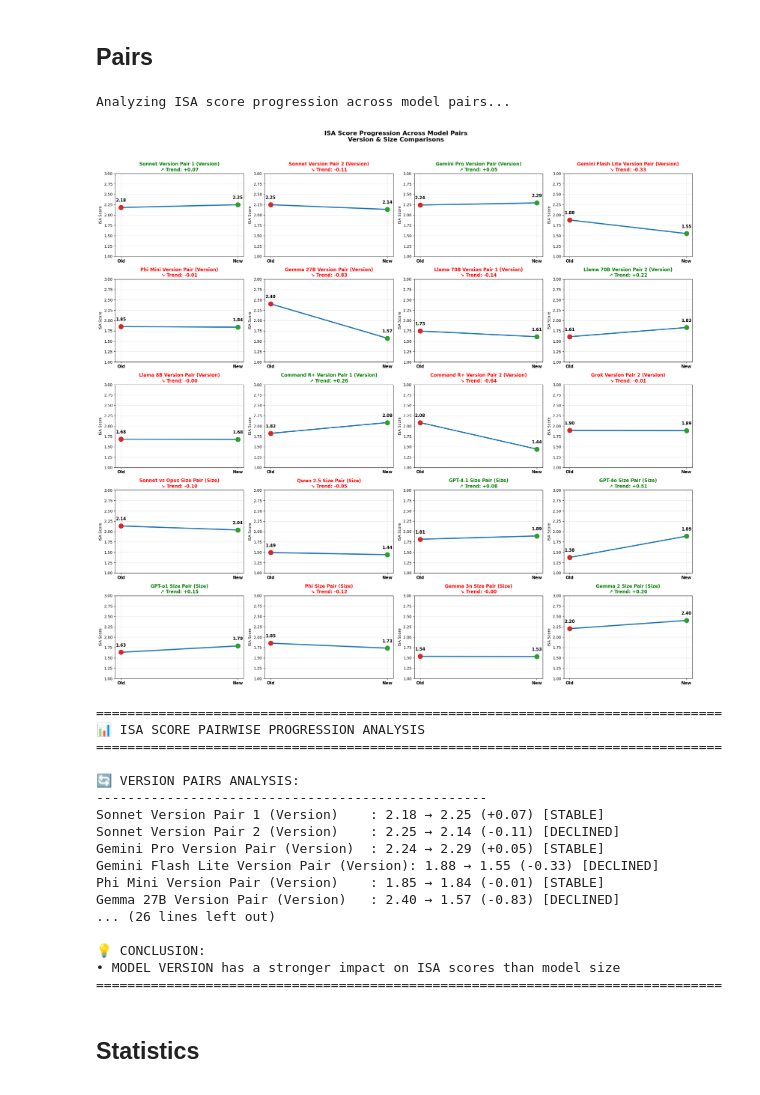
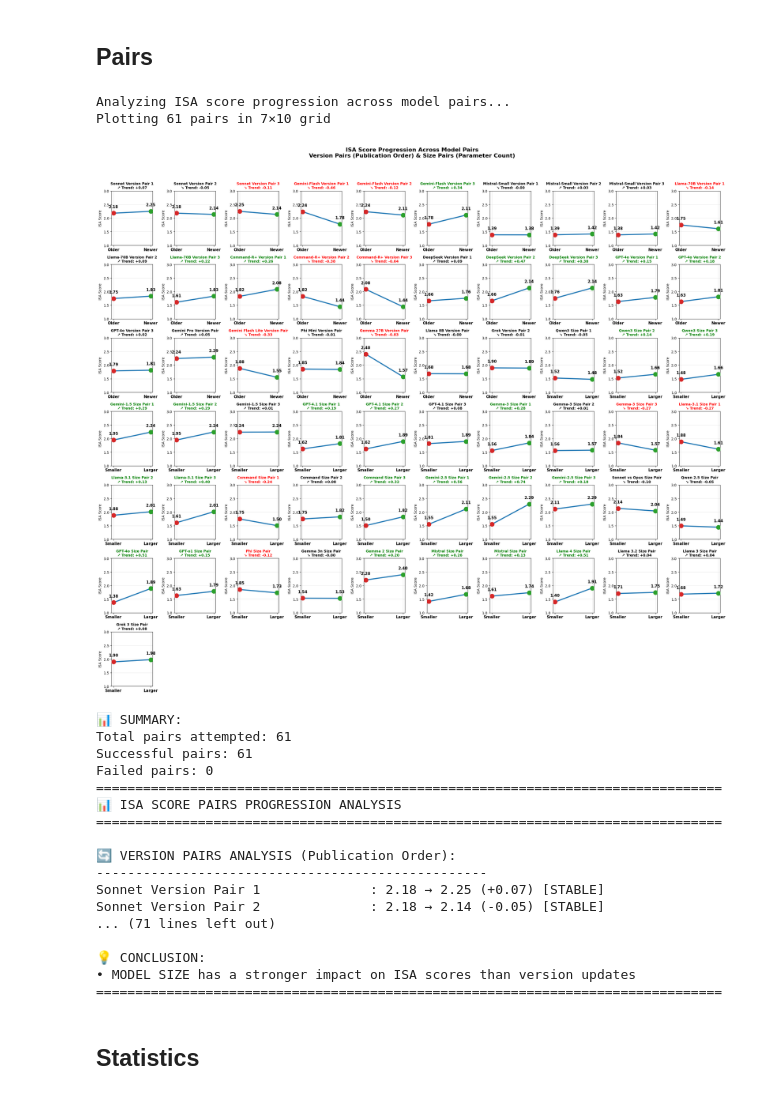
Before and after one commit to isaofllms/isaOfLlms, a Jupyter notebook: Aug25Experiments.ipynb, the cells around one changed output. Drawn from its saved outputs; the diff is of its cells as text; code cells hidden in the pictures.

```diff
--- a/Aug25Experiments.ipynb
+++ b/Aug25Experiments.ipynb
@@ -146,4 +146,3 @@ Error code: 422 - {'error': {'message': 'Provider returned error', 'code': 422,
 # 8) Save output
 df.to_excel(outfile, index=False)
 print(f"✅ Saved results to {outfile}")
-df2 = pd.read_excel("/home/gilagm/Research/LLMsISA/git/isaOfLlms/Datasets/Aug25Experiments/Aug25Experiments_36_new_models.xlsx")
@@ -1370,29 +1489,30 @@ def create_summary_analysis(results_summary, version_pairs, size_pairs):
 # %%
-# Run the analysis
+# Run the pairs analysis
 print("Analyzing ISA score progression across model pairs...")
-results = analyze_isa_progression(df_final, version_pairs, size_pairs)
+pairs_results = analyze_isa_pairs_progression(df_final, version_pairs, size_pairs)
 
-# Create detailed summary
-create_summary_analysis(results, version_pairs, size_pairs)
+# Create detailed summary for pairs
+create_pairs_summary_analysis(pairs_results, version_pairs, size_pairs)
 # %% [output]
 Analyzing ISA score progression across model pairs...
+Plotting 61 pairs in 7×10 grid
-[figure, old version]
+[figure, new version]
+📊 SUMMARY:
+Total pairs attempted: 61
+Successful pairs: 61
+Failed pairs: 0
 ================================================================================
-📊 ISA SCORE PAIRWISE PROGRESSION ANALYSIS
+📊 ISA SCORE PAIRS PROGRESSION ANALYSIS
 ================================================================================
 
-🔄 VERSION PAIRS ANALYSIS:
+🔄 VERSION PAIRS ANALYSIS (Publication Order):
 --------------------------------------------------
-Sonnet Version Pair 1 (Version)    : 2.18 → 2.25 (+0.07) [STABLE]
-Sonnet Version Pair 2 (Version)    : 2.25 → 2.14 (-0.11) [DECLINED]
-Gemini Pro Version Pair (Version)  : 2.24 → 2.29 (+0.05) [STABLE]
-Gemini Flash Lite Version Pair (Version): 1.88 → 1.55 (-0.33) [DECLINED]
-Phi Mini Version Pair (Version)    : 1.85 → 1.84 (-0.01) [STABLE]
-Gemma 27B Version Pair (Version)   : 2.40 → 1.57 (-0.83) [DECLINED]
-... (26 lines left out)
+Sonnet Version Pair 1              : 2.18 → 2.25 (+0.07) [STABLE]
+Sonnet Version Pair 2              : 2.18 → 2.14 (-0.05) [STABLE]
+... (71 lines left out)
 
 💡 CONCLUSION:
-• MODEL VERSION has a stronger impact on ISA scores than model size
+• MODEL SIZE has a stronger impact on ISA scores than version updates
 ================================================================================
 # %% [markdown]
 ## Statistics
```
Also changed, not shown: parts of 31 cells of this notebook, 10 other files.
